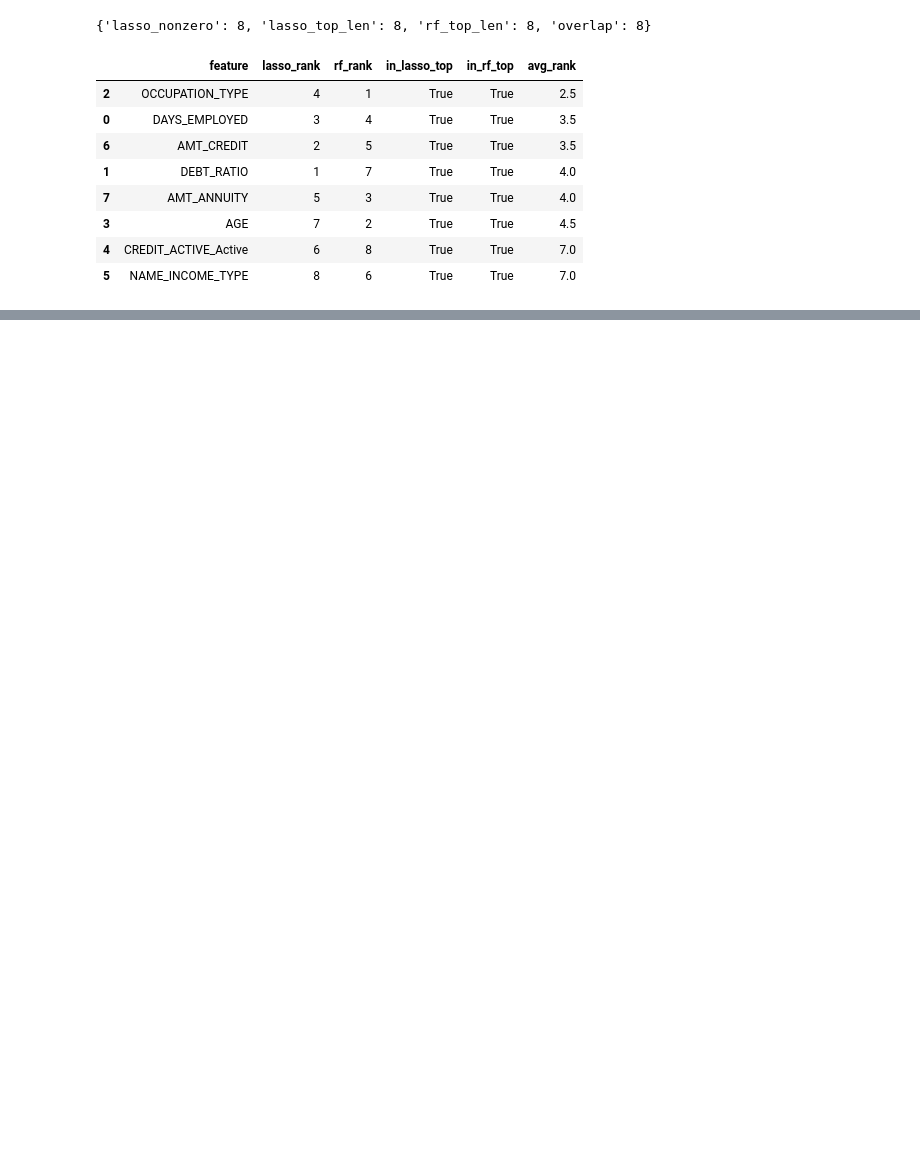
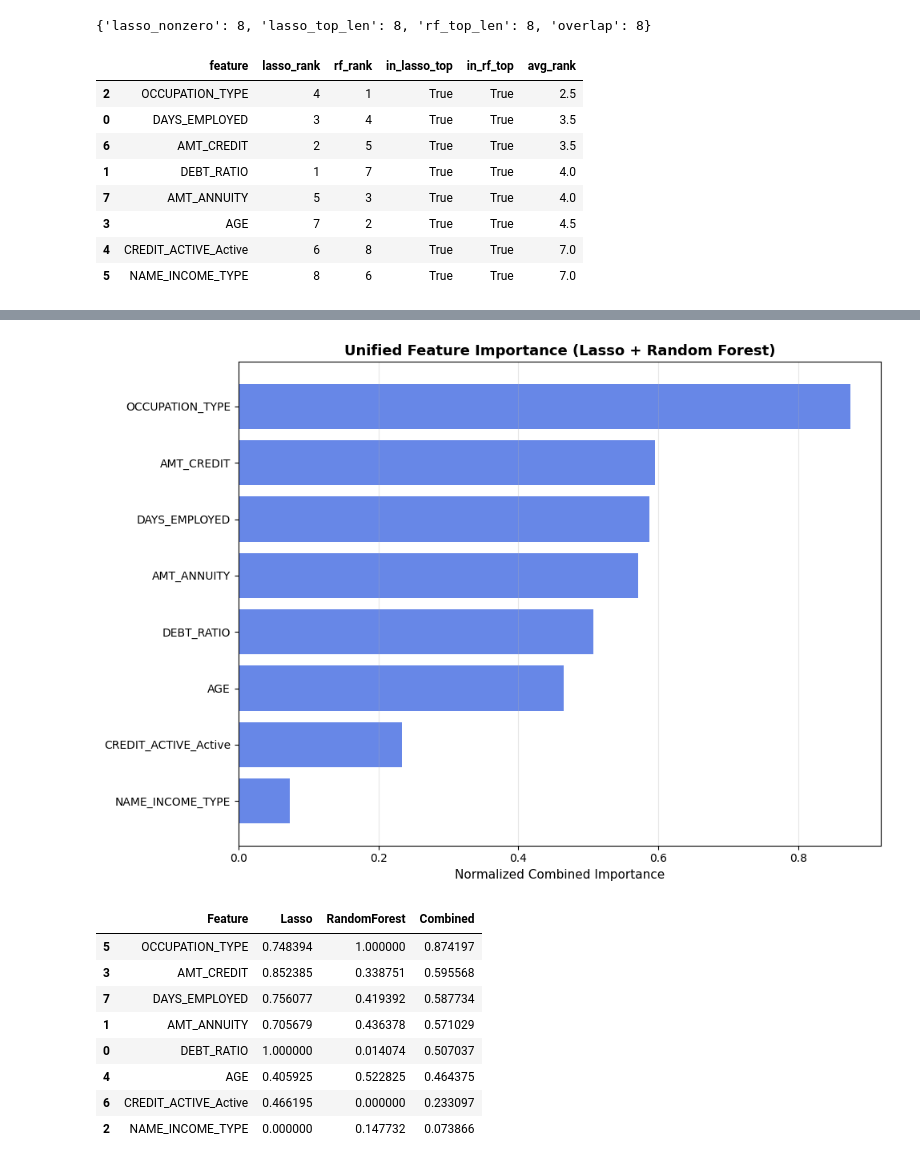
Before and after one commit to JohnErnestTan/Financial-Analytics-for-Elderly-care-Support-Loan-IS453, a Jupyter notebook: feature_selection_and_modeling.ipynb, the cells around one changed output, grey strips where cells are left out. Cells and saved outputs as stored; diff of their text form; code cells hidden in the pictures; blank space fills up the shorter version.

```diff
--- a/feature_selection_and_modeling.ipynb
+++ b/feature_selection_and_modeling.ipynb
@@ -331,0 +382,48 @@ plt.show()
+# %%
+# Unified Feature Importance Visualization (Weighted Combination)
+
+# --- Prepare data ---
+viz_features = final_features[:15]
+lasso_vals = [next((v for f, v in lasso_ranked if f == feat), 0) for feat in viz_features]
+rf_vals = [next((v for f, v in rf_ranked if f == feat), 0) for feat in viz_features]
+
+# --- Normalize both sets of importances to [0, 1] ---
+lasso_norm = (np.array(lasso_vals) - np.min(lasso_vals)) / (np.max(lasso_vals) - np.min(lasso_vals) + 1e-9)
+rf_norm = (np.array(rf_vals) - np.min(rf_vals)) / (np.max(rf_vals) - np.min(rf_vals) + 1e-9)
+
+# --- Combine (average) the normalized scores ---
+combined_importance = (lasso_norm + rf_norm) / 2
+
+# --- Create a DataFrame for sorting and visualization ---
+importance_df = pd.DataFrame({
+    'Feature': viz_features,
+    'Lasso': lasso_norm,
+    'RandomForest': rf_norm,
+    'Combined': combined_importance
+}).sort_values(by='Combined', ascending=False)
+
+# --- Plot combined ranking ---
+plt.figure(figsize=(10, 7))
+plt.barh(importance_df['Feature'], importance_df['Combined'], color='royalblue', alpha=0.8)
+plt.xlabel('Normalized Combined Importance', fontsize=11)
+plt.title('Unified Feature Importance (Lasso + Random Forest)', fontsize=13, fontweight='bold')
+plt.gca().invert_yaxis()
+plt.grid(axis='x', alpha=0.3)
+
+plt.tight_layout()
+plt.savefig(OUTPUT_DIR / 'feature_importance_combined_weighted.png', dpi=150, bbox_inches='tight')
+plt.show()
+
+# --- Optional: display the top combined features ---
+display(importance_df.head(15))
+# %% [output]
+[figure, added]
+|  | Feature | Lasso | RandomForest | Combined |
+| 5 | OCCUPATION_TYPE | 0.748394 | 1.000000 | 0.874197 |
+| 3 | AMT_CREDIT | 0.852385 | 0.338751 | 0.595568 |
+| 7 | DAYS_EMPLOYED | 0.756077 | 0.419392 | 0.587734 |
+| 1 | AMT_ANNUITY | 0.705679 | 0.436378 | 0.571029 |
+| 0 | DEBT_RATIO | 1.000000 | 0.014074 | 0.507037 |
+| 4 | AGE | 0.405925 | 0.522825 | 0.464375 |
+| 6 | CREDIT_ACTIVE_Active | 0.466195 | 0.000000 | 0.233097 |
+| 2 | NAME_INCOME_TYPE | 0.000000 | 0.147732 | 0.073866 |
```
Also changed, not shown: parts of 7 cells of this notebook, 4 other files.
